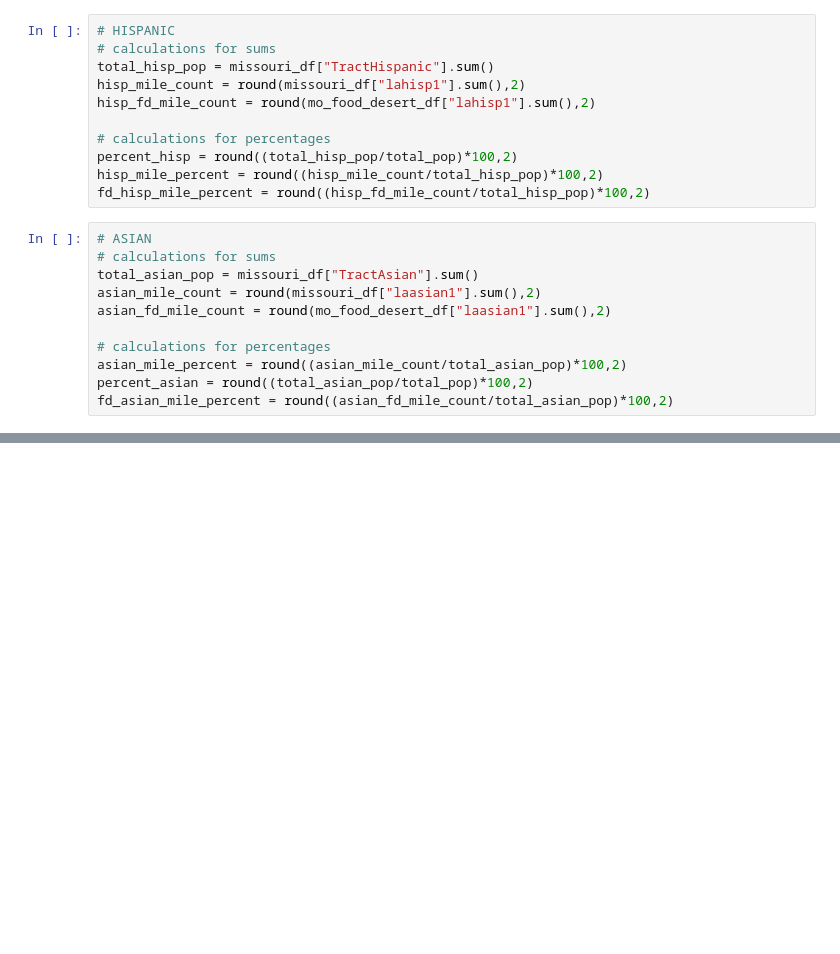
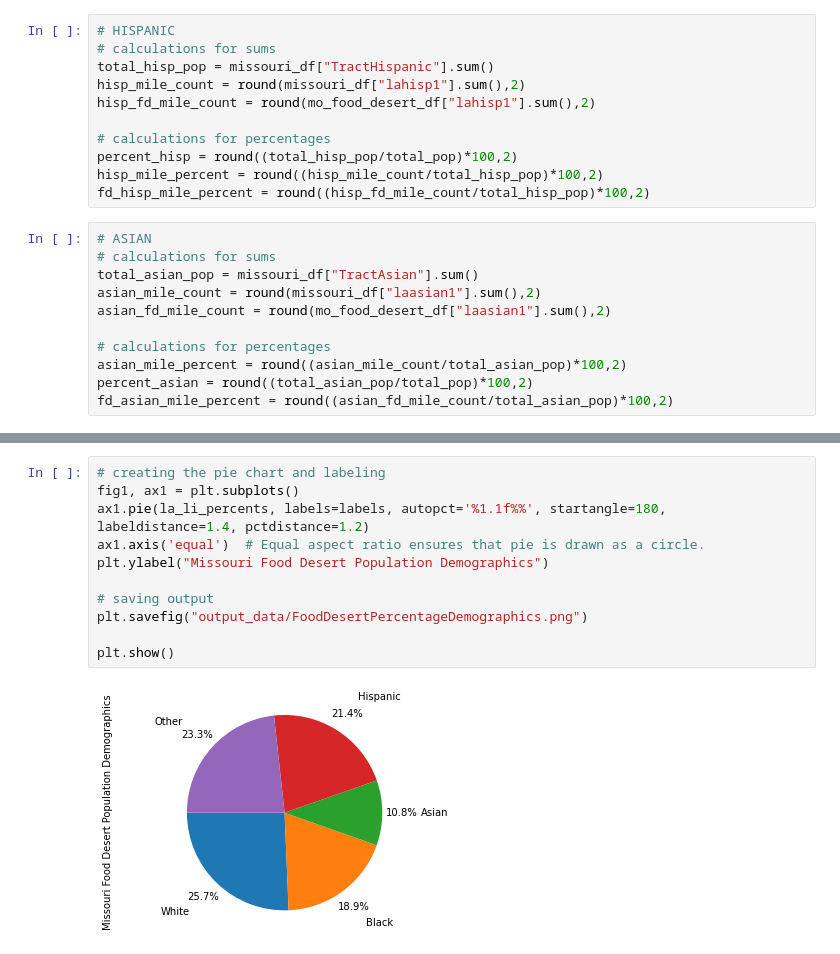
Before and after one commit to marybellavia/project-one, a Jupyter notebook: DemographicsAnalysis.ipynb, the cells around one changed output, grey strips where cells are left out. Saved outputs shown, nothing was run; the diff lists cells and outputs as text; blank space fills up the shorter version.

```diff
--- a/DemographicsAnalysis.ipynb
+++ b/DemographicsAnalysis.ipynb
@@ -202,0 +212,13 @@ plt.show()
+# %%
+# creating the pie chart and labeling
+fig1, ax1 = plt.subplots()
+ax1.pie(la_li_percents, labels=labels, autopct='%1.1f%%', startangle=180, labeldistance=1.4, pctdistance=1.2)
+ax1.axis('equal')  # Equal aspect ratio ensures that pie is drawn as a circle.
+plt.ylabel("Missouri Food Desert Population Demographics")
+
+# saving output
+plt.savefig("output_data/FoodDesertPercentageDemographics.png")
+
+plt.show()
+# %% [output]
+[figure, added]
```
Also changed, not shown: parts of 4 cells of this notebook, 10 other files.
